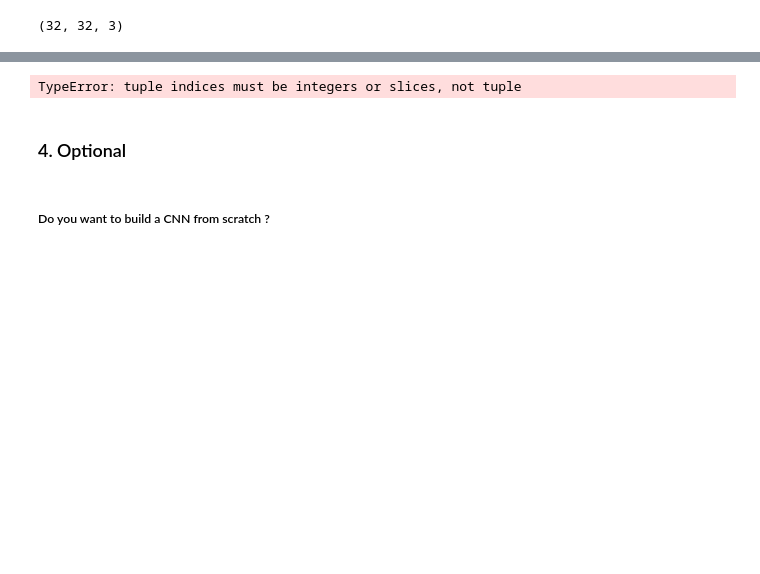
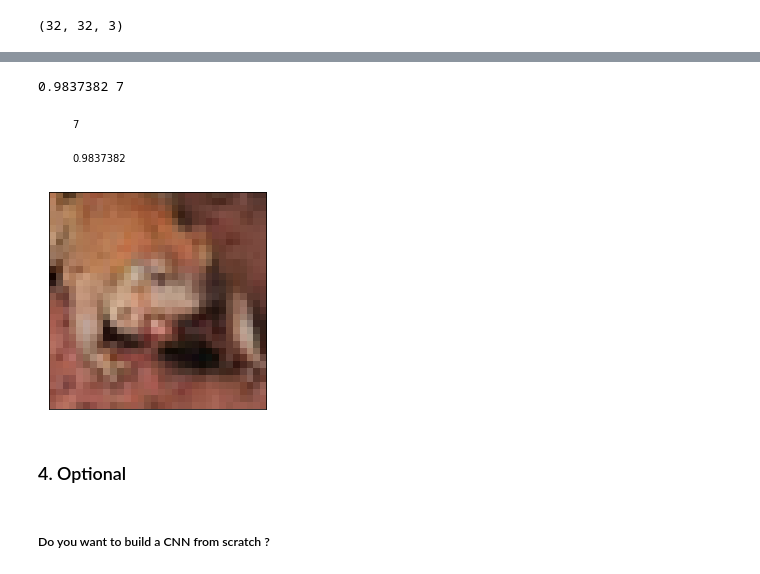
Before and after one commit to xiangjiejie/NLP-Assignment, a Jupyter notebook: lecture6/Assignment_6.ipynb, the cells around one changed output, grey strips where cells are left out. Saved outputs shown, nothing was run; the diff lists cells and outputs as text; code cells hidden in the pictures; blank space fills up the shorter version.

```diff
--- a/lecture6/Assignment_6.ipynb
+++ b/lecture6/Assignment_6.ipynb
@@ -392,12 +377,6 @@ TypeError: fit_generator() got multiple values for argument 'steps_per_epoch'
 # %%
-for key in train_classify:
 
-    train_data=train_classify[key]
-
-    history=image_model.fit(train_data['train_images'],train_data['train_labels'],batch_size=64,epochs=10, shuffle=True,
-#                validation_data=(test_images, test_labels)
+history=image_model.fit(train_images,train_labels,batch_size=64,epochs=10, shuffle=True,
+               validation_data=(test_images, test_labels)
                )
-# image_model.fit(train_images,train_labels,batch_size=64,epochs=10, shuffle=True,
-#                validation_data=(test_images, test_labels)
-#                )
 # %% [output]
@@ -474,13 +427,30 @@ test_images[0].shape
-# %%
-def predict_image(image):
-    tf.cast(image[...,tf.newaxis]/255, tf.float32)
-# 转换成one-hot
-    image=tf.keras.utils.to_categorical(image,10)
-
-
-predict_image(test_images[0].shape)
-# %% [output]
-TypeError: tuple indices must be integers or slices, not tuple
+# %%
+import numpy as np
+
+def predict_image(image):
+    image = np.expand_dims(image,axis=0)
+    result = image_model.predict(image)#分类预测
+    proba = np.max(result)#提取最大概率
+    predict_label = np.argmax(result) + 1 #提取最大概率下标
+
+    return proba,predict_label
+
+
+def plot_predict_image(image):
+    proba,predict_label = predict_image(image)
+    print(proba,predict_label)
+    plt.imshow(image)
+    plt.text(3,-10,predict_label)
+    plt.text(3,-5,proba)
+    plt.xticks([])
+    plt.yticks([])
+    plt.show()
+
+# predict_image(train_images[1])
+plot_predict_image(test_images[5])
+# %% [output]
+0.9837382 7
+[figure, added]
 # %% [markdown]
 ### 4. Optional
 # %% [markdown]
```
Also changed, not shown: parts of 17 cells of this notebook.
